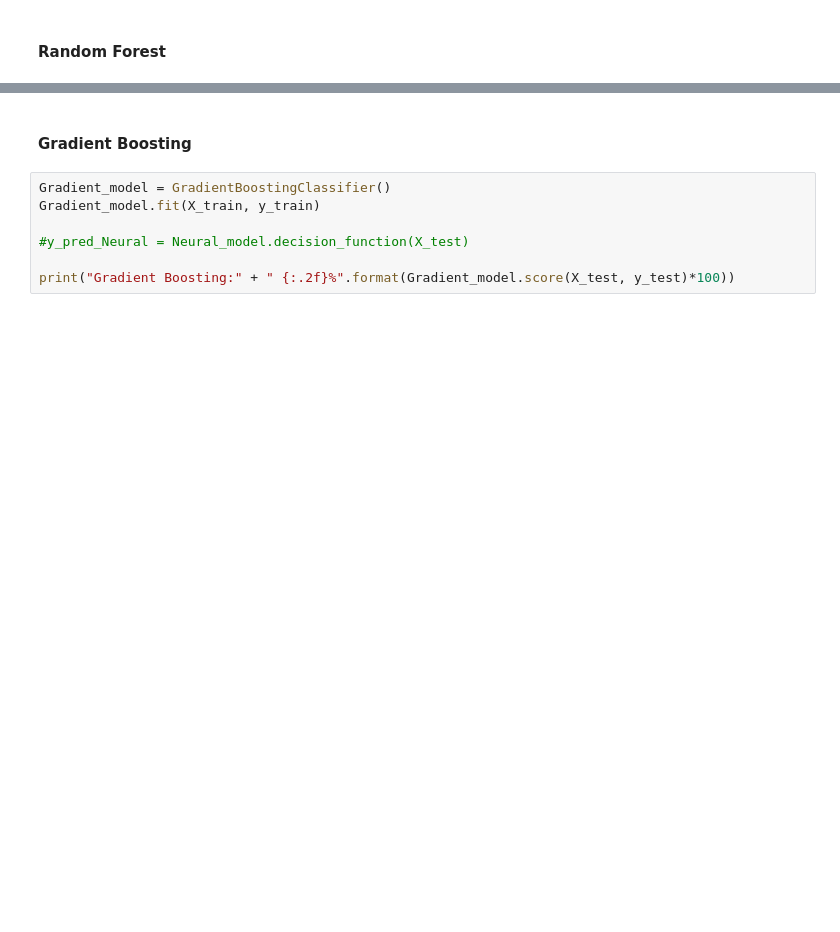
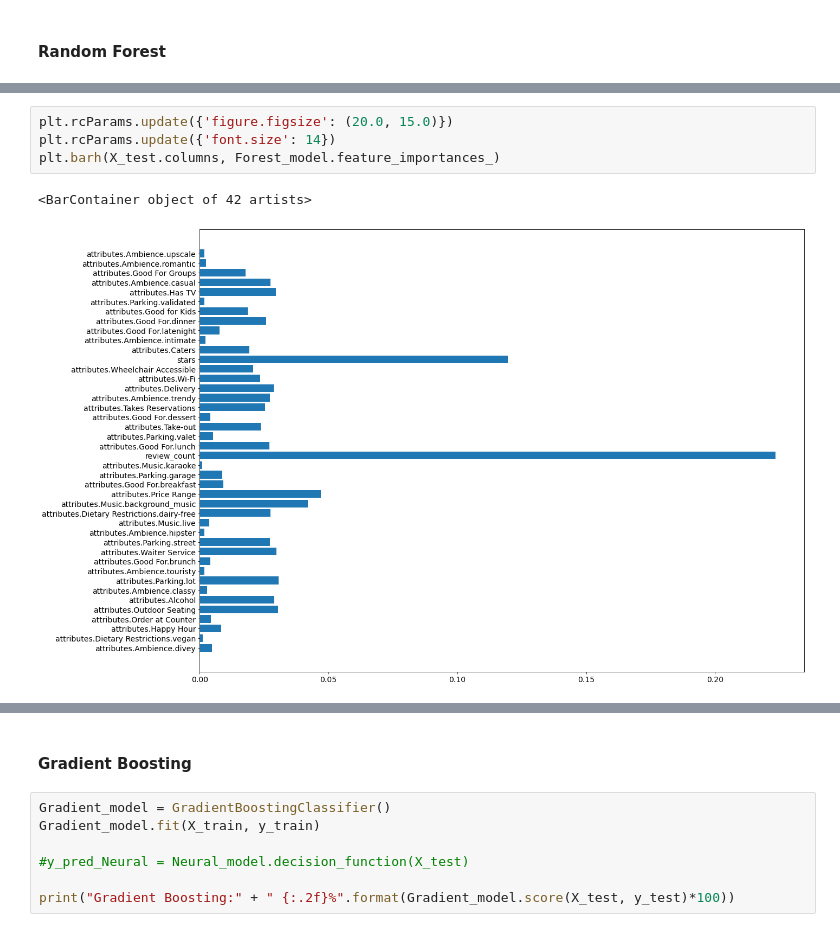
Before and after one commit to zig-zag-96/Python_Projects, a Jupyter notebook: Yelp Restaurant Analysis/4_Modeling_Predicting_Closure.ipynb, the cells around one changed output, grey strips where cells are left out. Drawn from its saved outputs; the diff is of its cells as text; blank space fills up the shorter version.

```diff
--- a/Yelp Restaurant Analysis/4_Modeling_Predicting_Closure.ipynb
+++ b/Yelp Restaurant Analysis/4_Modeling_Predicting_Closure.ipynb
@@ -187,0 +271,7 @@ Random Forest: 83.45%
+# %%
+plt.rcParams.update({'figure.figsize': (20.0, 15.0)})
+plt.rcParams.update({'font.size': 14})
+plt.barh(X_test.columns, Forest_model.feature_importances_)
+# %% [output]
+<BarContainer object of 42 artists>
+[figure, added]
```
Also changed, not shown: parts of 18 cells of this notebook, 1 other file.
